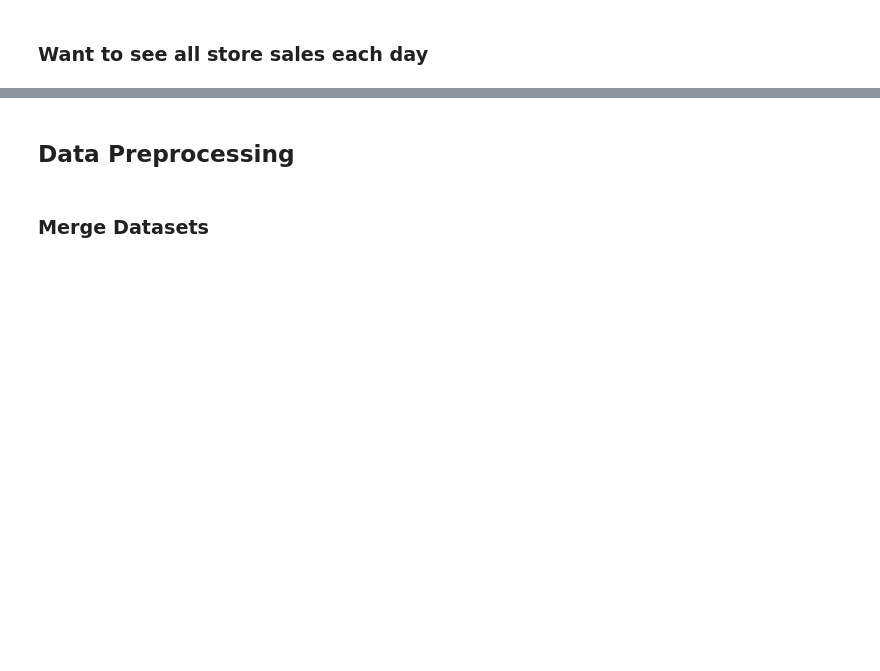
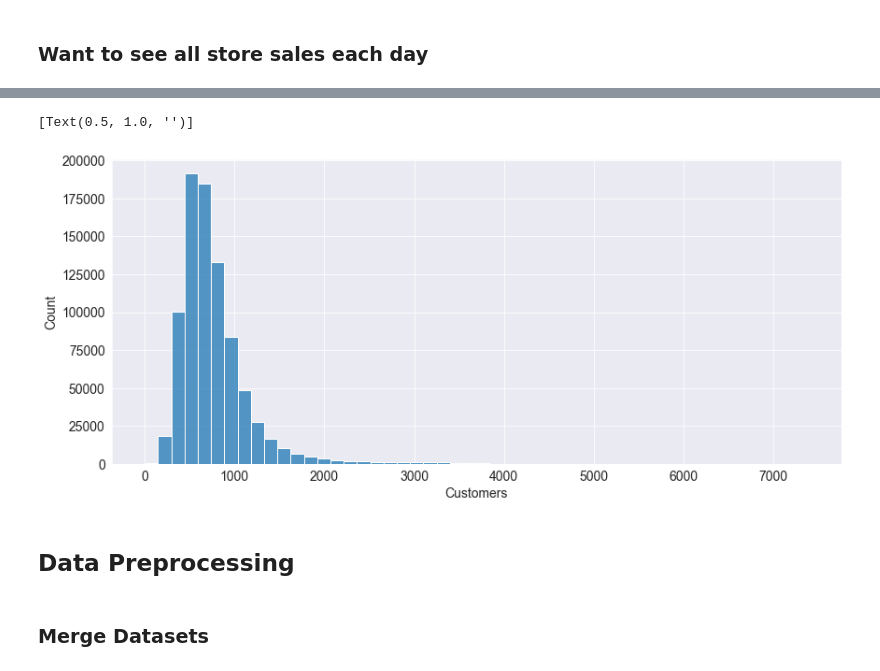
Before and after one commit to daraneeS/REGRESSION-XGBoost_Retail_Sales_Predict, a Jupyter notebook: Rossman_Store_Sale.ipynb, the cells around one changed output, grey strips where cells are left out. Drawn from its saved outputs; the diff is of its cells as text; code cells hidden in the pictures; blank space fills up the shorter version.

```diff
--- a/Rossman_Store_Sale.ipynb
+++ b/Rossman_Store_Sale.ipynb
@@ -192,3 +197,8 @@ ross_df_viz
+# %%
+sns.histplot(data=ross_df_viz[Open_1], x="Customers", bins=50).set(title="")
+# %% [output]
+[Text(0.5, 1.0, '')]
+[figure, added]
 # %% [markdown]
 ## Data Preprocessing
 # %% [markdown]
```
Also changed, not shown: parts of 14 cells of this notebook.
